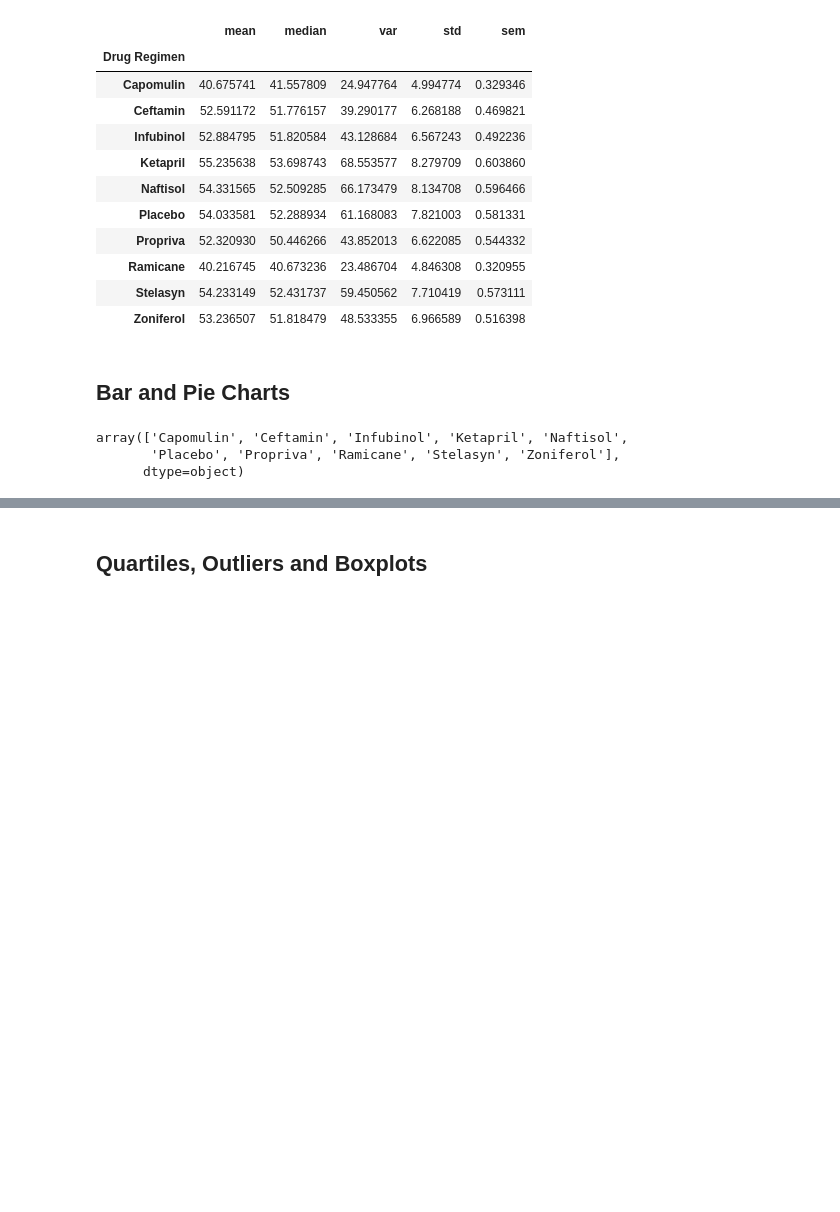
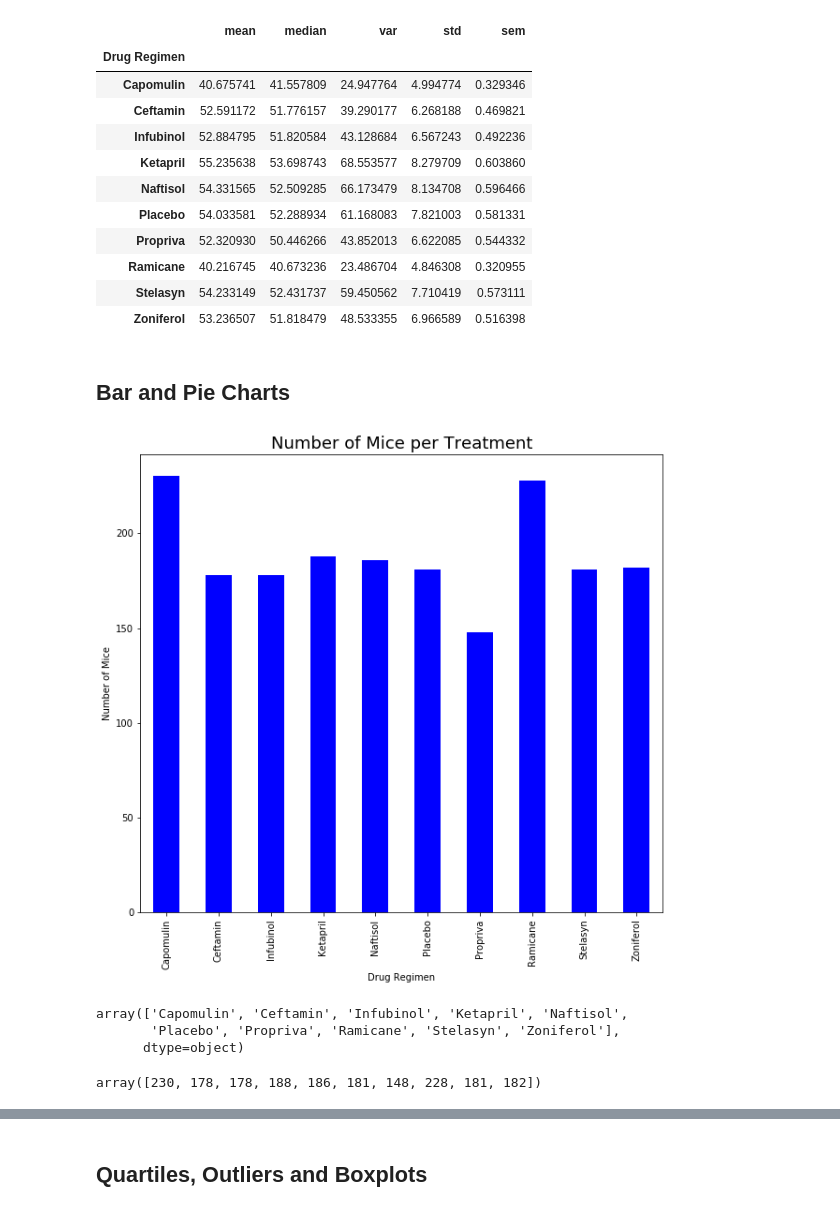
Before and after one commit to Sushil100040/Matplotlib_challenge, a Jupyter notebook: Pymaceuticals/pymaceuticals_starter.ipynb, the cells around one changed output, grey strips where cells are left out. Saved outputs shown, nothing was run; the diff lists cells and outputs as text; code cells hidden in the pictures; blank space fills up the shorter version.

```diff
--- a/Pymaceuticals/pymaceuticals_starter.ipynb
+++ b/Pymaceuticals/pymaceuticals_starter.ipynb
@@ -168,7 +168,19 @@ summary_two_df
 # %%
 # Generate a bar plot showing the total number of rows (Mouse ID/Timepoints) for each drug regimen using Pandas.
 count = grouped_regimen_df["Mouse ID"].count()
+#fig size
+fig, ax= plt.subplots(figsize=(10,9))
+#barplot using Pandas
+count.plot(kind="bar",color="b")
+
+#add the chart title and lables
+plt.xlabel("Drug Regimen")
+plt.ylabel("Number of Mice")
+plt.title("Number of Mice per Treatment", fontsize=18)
+
 plt.show()
+# %% [output]
+[figure, added]
 # %%
 # Generate a bar plot showing the total number of rows (Mouse ID/Timepoints) for each drug regimen using pyplot.
 count = grouped_regimen_df["Mouse ID"].count()
@@ -179,3 +191,9 @@ x_axis
 array(['Capomulin', 'Ceftamin', 'Infubinol', 'Ketapril', 'Naftisol',
        'Placebo', 'Propriva', 'Ramicane', 'Stelasyn', 'Zoniferol'],
       dtype=object)
+# %%
+#generate y_axis
+y_axis= count.values
+y_axis
+# %% [output]
+array([230, 178, 178, 188, 186, 181, 148, 228, 181, 182])
```
Also changed, not shown: parts of 5 cells of this notebook.
